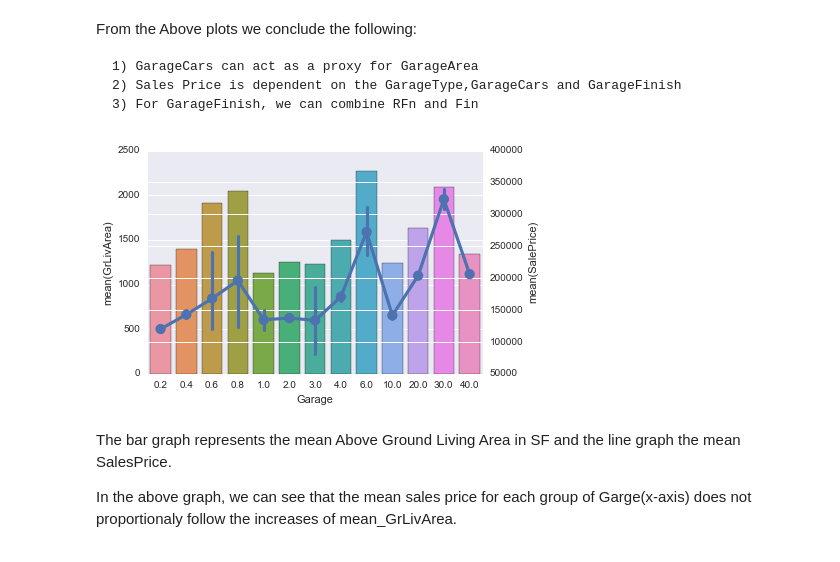
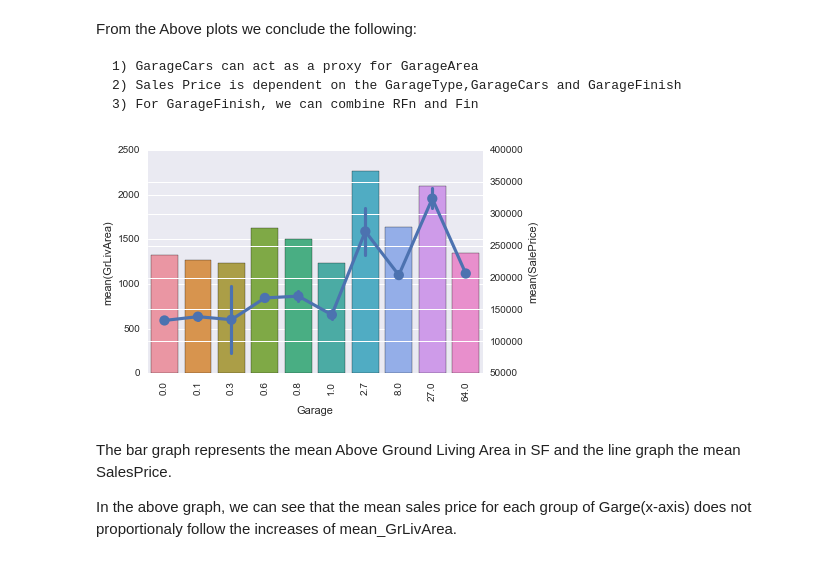
Before and after one commit to anamala/Kaggle, a Jupyter notebook: HousePrices.ipynb, the cells around one changed output. Saved outputs shown, nothing was run; the diff lists cells and outputs as text; code cells hidden in the pictures.

```diff
--- a/HousePrices.ipynb
+++ b/HousePrices.ipynb
@@ -60,3 +318,7 @@ len(int_cols + str_cols), train_df.shape
+# %%
+# set the id as index
+train_df.set_index('Id',drop=False,inplace=True)
+test_df.set_index('Id',drop=False,inplace=True)
 # %%
 # check for null values in the data
 train_null = train_df.isnull().sum()
@@ -483,8 +509,6 @@ plt.scatter(train_df.GrLivArea,train_df.SalePrice)
 [figure]
 # %% [markdown]
 Ridge Regression is susceptible to outliers, hence remove transactions where where GrLivArea is > 4000
-# %%
-train_df = train_df_copy.copy()
 # %%
 # temp_int_cols = [x for x in int_cont_cols if 'SalePrice' != x]
 temp_int_cols = int_cont_cols[:]
@@ -691,20 +751,23 @@ From the Above plots we conclude the following:
     2) Sales Price is dependent on the GarageType,GarageCars and GarageFinish
     3) For GarageFinish, we can combine RFn and Fin
 # %%
-gr_finish_dict = {'RFn':1,'Fin':1,'Unf':0.2}
-gr_type_dict = {'Attchd':10,'BuiltIn':10,'Detchd':1,'CarPort':1,'Basment':1,'2Types':1,np.nan:0}
+gr_finish_dict = {'RFn':1,'Fin':1,'Unf':0.1}
+gr_type_dict = {'Attchd':1,'BuiltIn':1,'Detchd':.01,'CarPort':.01,'Basment':.01,'2Types':.01,np.nan:0}
 # %%
 # create a temp dataset for plot
-tempx = train_df[['SalePrice','GrLivArea']]
-tempx.loc[:,'Garage'] = (train_df.GarageCars+0) * train_df.GarageFinish.replace(gr_finish_dict) \
-                                            * train_df.GarageType.replace(gr_type_dict)
+tempx = train_df[['SalePrice','GrLivArea','GarageFinish','GarageType','GarageCars','GarageArea']]
+for xcol,xdict in [('GarageFinish',gr_finish_dict),('GarageType',gr_type_dict)]:
+    tempx.loc[:,xcol] = tempx[xcol].replace(xdict)
+
+tempx.loc[:,'Garage'] = ((tempx.GarageCars**3) * tempx.GarageFinish * tempx.GarageType).round(1)
 # %%
 xaxis_order = tempx.groupby('Garage')['GrLivArea'].mean().sort_values().index.tolist()
 ax1 = sns.barplot('Garage','GrLivArea',data=tempx,estimator=np.mean,ci=None)
 ax2 = ax1.twinx()
 x=sns.pointplot('Garage','SalePrice',data=tempx,ax=ax2)
+x=plt.setp(ax1.get_xticklabels(),rotation='vertical')
 # %% [output]
-[figure, old version]
+[figure, new version]
 # %% [markdown]
 The bar graph represents the mean Above Ground Living Area in SF and the line graph the mean SalesPrice.
 
```
Also changed, not shown: parts of 119 cells of this notebook.
